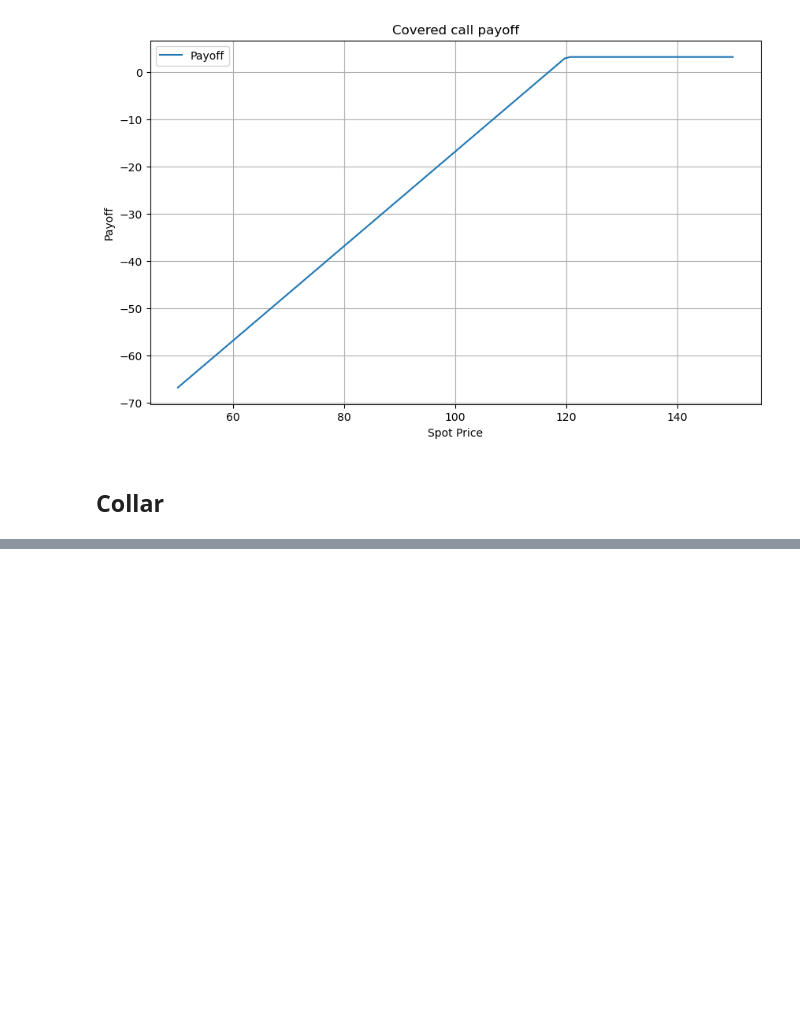
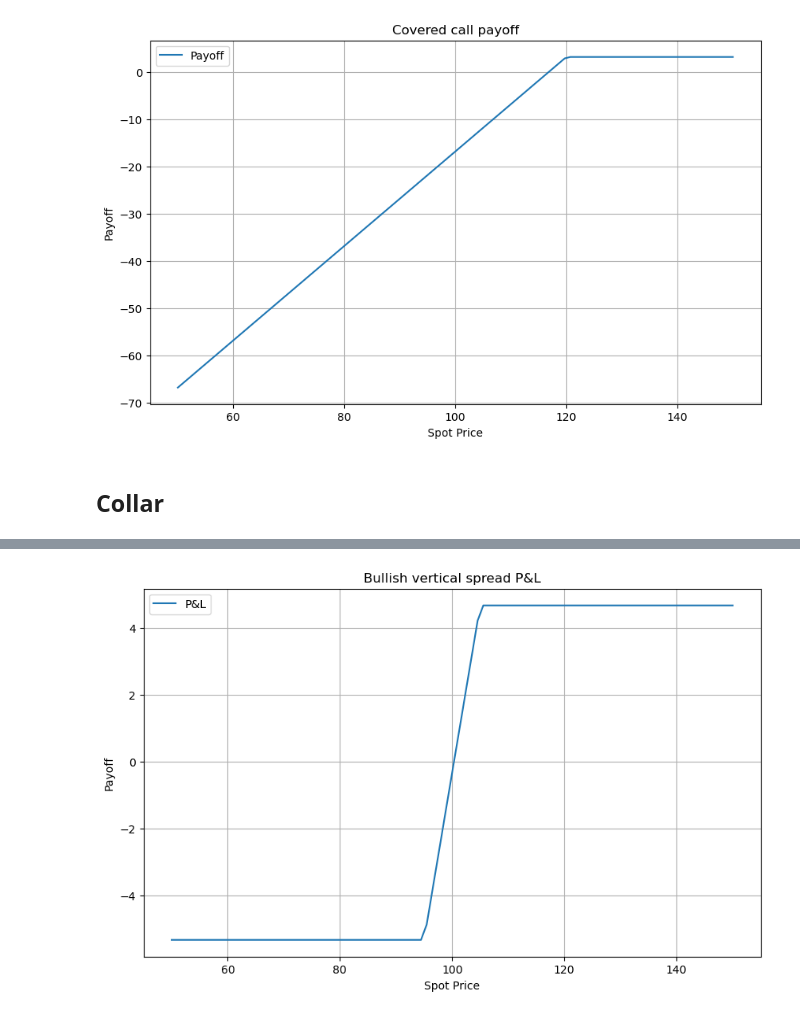
Before and after one commit to Paul-centrale/Financial-tool, a Jupyter notebook: Jupyter notebook/Moving variables for BS and greeks.ipynb, the cells around one changed output, grey strips where cells are left out. Cells and saved outputs as stored; diff of their text form; code cells hidden in the pictures; blank space fills up the shorter version.

```diff
--- a/Jupyter notebook/Moving variables for BS and greeks.ipynb
+++ b/Jupyter notebook/Moving variables for BS and greeks.ipynb
@@ -388,0 +422,15 @@ plt.show()
+# %%
+#P&L
+P_L = Combinaison + premium
+
+# Plotting
+plt.figure(figsize=(10, 6))
+plt.plot(S, P_L, label='P&L')
+plt.xlabel('Spot Price')
+plt.ylabel('Payoff')
+plt.title('Bullish vertical spread P&L')
+plt.legend()
+plt.grid(True)
+plt.show()
+# %% [output]
+[figure, added]
```
Also changed, not shown: parts of 5 cells of this notebook.
